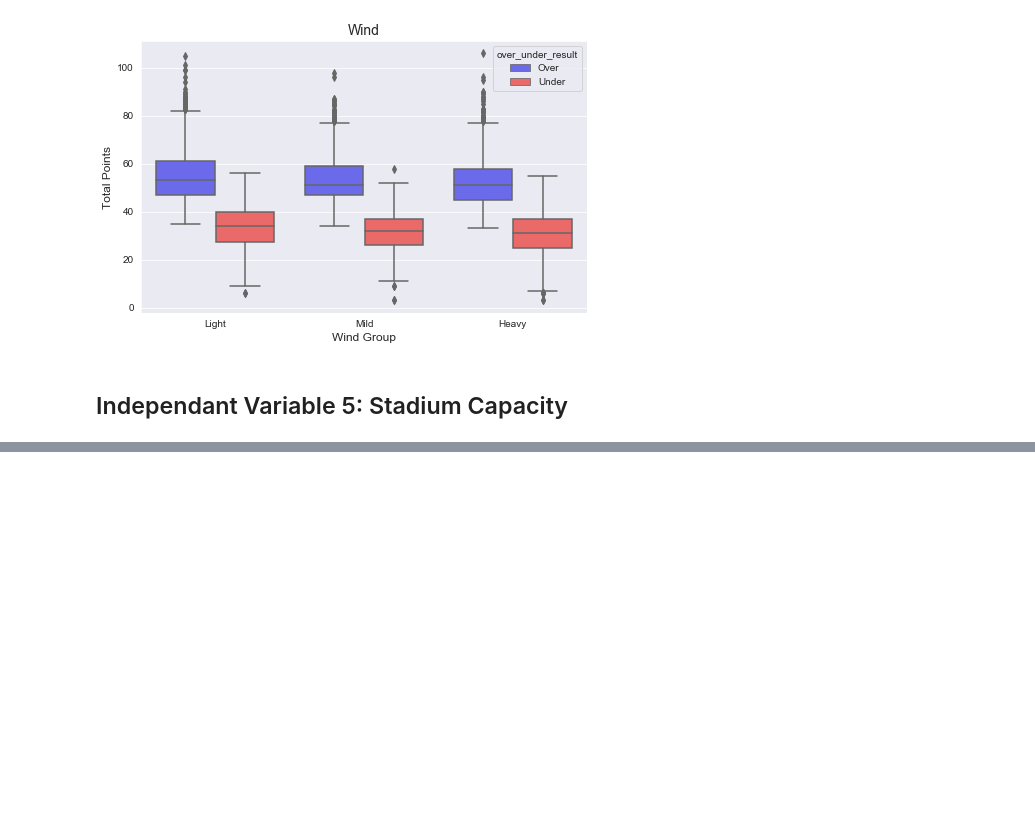
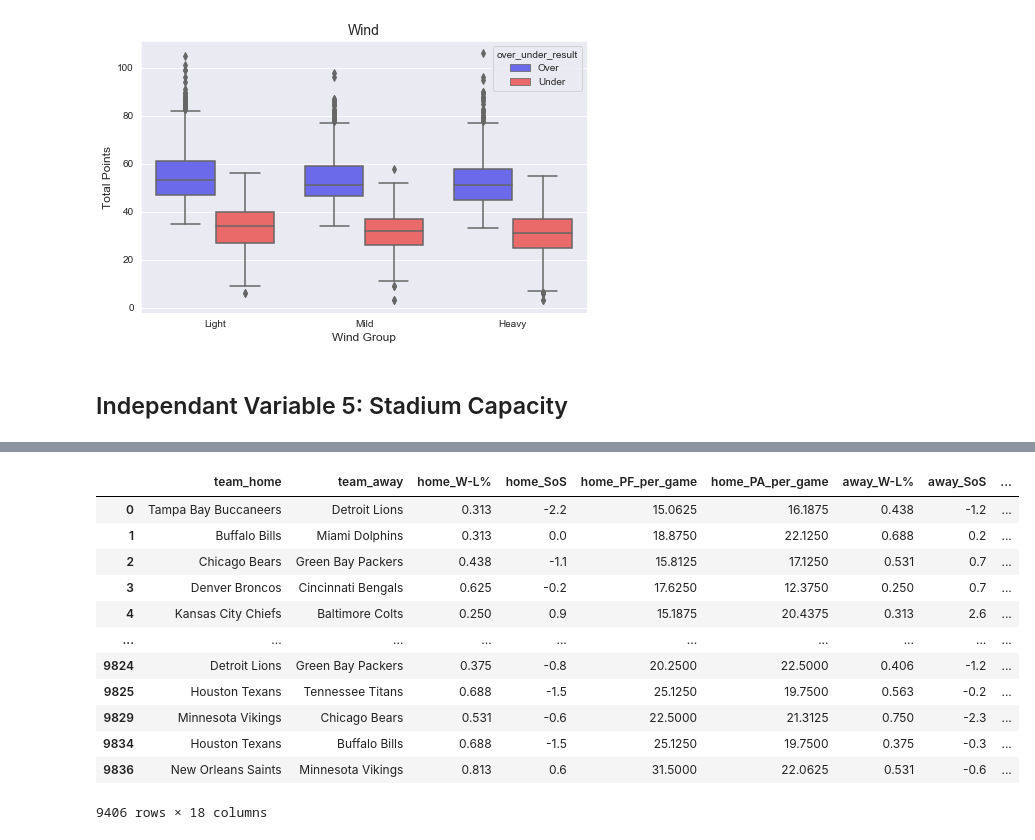
Before and after one commit to azieky/over_under_predictor, a Jupyter notebook: EDA_Notebook.ipynb, the cells around one changed output, grey strips where cells are left out. Drawn from its saved outputs; the diff is of its cells as text; code cells hidden in the pictures; blank space fills up the shorter version.

```diff
--- a/EDA_Notebook.ipynb
+++ b/EDA_Notebook.ipynb
@@ -248,0 +259,16 @@ Text(0.5, 0, 'Capacity')
+# %%
+season_data
+# %% [output]
+|  | team_home | team_away | home_W-L% | home_SoS | home_PF_per_game | home_PA_per_game | away_W-L% | away_SoS | ... |
+| 0 | Tampa Bay Buccaneers | Detroit Lions | 0.313 | -2.2 | 15.0625 | 16.1875 | 0.438 | -1.2 | ... |
+| 1 | Buffalo Bills | Miami Dolphins | 0.313 | 0.0 | 18.8750 | 22.1250 | 0.688 | 0.2 | ... |
+| 2 | Chicago Bears | Green Bay Packers | 0.438 | -1.1 | 15.8125 | 17.1250 | 0.531 | 0.7 | ... |
+| 3 | Denver Broncos | Cincinnati Bengals | 0.625 | -0.2 | 17.6250 | 12.3750 | 0.250 | 0.7 | ... |
+| 4 | Kansas City Chiefs | Baltimore Colts | 0.250 | 0.9 | 15.1875 | 20.4375 | 0.313 | 2.6 | ... |
+| ... | ... | ... | ... | ... | ... | ... | ... | ... | ... |
+| 9824 | Detroit Lions | Green Bay Packers | 0.375 | -0.8 | 20.2500 | 22.5000 | 0.406 | -1.2 | ... |
+| 9825 | Houston Texans | Tennessee Titans | 0.688 | -1.5 | 25.1250 | 19.7500 | 0.563 | -0.2 | ... |
+| 9829 | Minnesota Vikings | Chicago Bears | 0.531 | -0.6 | 22.5000 | 21.3125 | 0.750 | -2.3 | ... |
+| 9834 | Houston Texans | Buffalo Bills | 0.688 | -1.5 | 25.1250 | 19.7500 | 0.375 | -0.3 | ... |
+| 9836 | New Orleans Saints | Minnesota Vikings | 0.813 | 0.6 | 31.5000 | 22.0625 | 0.531 | -0.6 | ... |
+9406 rows × 18 columns
```
Also changed, not shown: parts of 22 cells of this notebook, 5 other files.
